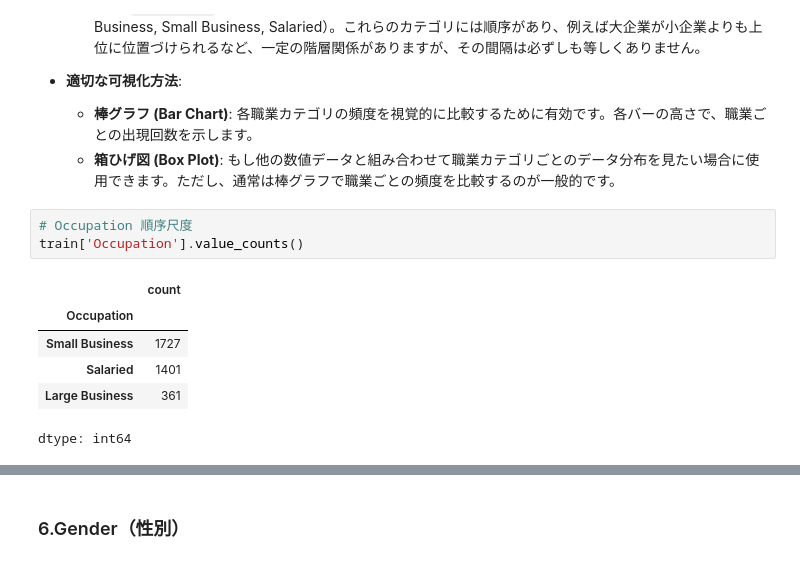
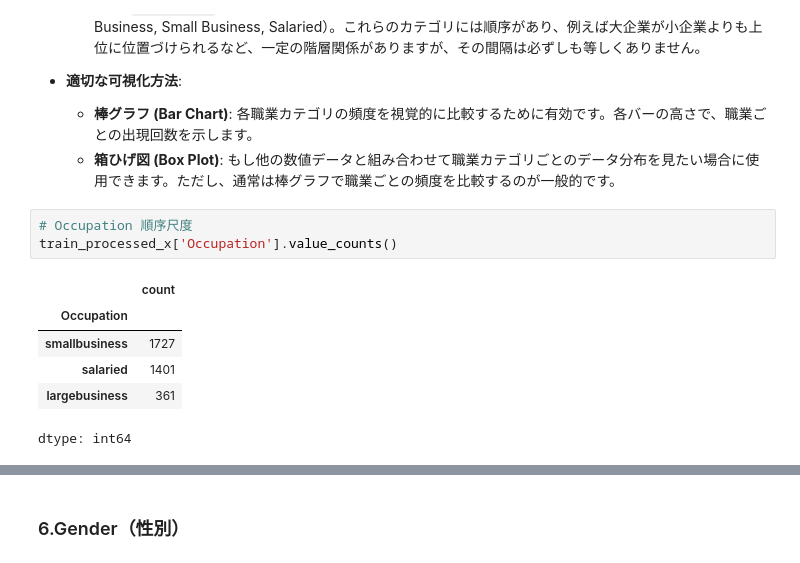
Before and after one commit to Ry02024/SignateCup2024Summer_Ry032, a Jupyter notebook: notebooks/DataAnalysis.ipynb, the cells around one changed output, grey strips where cells are left out. Drawn from its saved outputs; the diff is of its cells as text.

```diff
--- a/notebooks/DataAnalysis.ipynb
+++ b/notebooks/DataAnalysis.ipynb
@@ -308,11 +314,11 @@ BoxChart(train_DurationOfPitch)
   - **箱ひげ図 (Box Plot)**: もし他の数値データと組み合わせて職業カテゴリごとのデータ分布を見たい場合に使用できます。ただし、通常は棒グラフで職業ごとの頻度を比較するのが一般的です。
 # %%
 # Occupation 順序尺度
-train['Occupation'].value_counts()
+train_processed_x['Occupation'].value_counts()
 # %% [output]
 |  | count |
 | Occupation |  |
-| Small Business | 1727 |
-| Salaried | 1401 |
-| Large Business | 361 |
+| smallbusiness | 1727 |
+| salaried | 1401 |
+| largebusiness | 361 |
 dtype: int64
```
Also changed, not shown: parts of 211 cells of this notebook.
